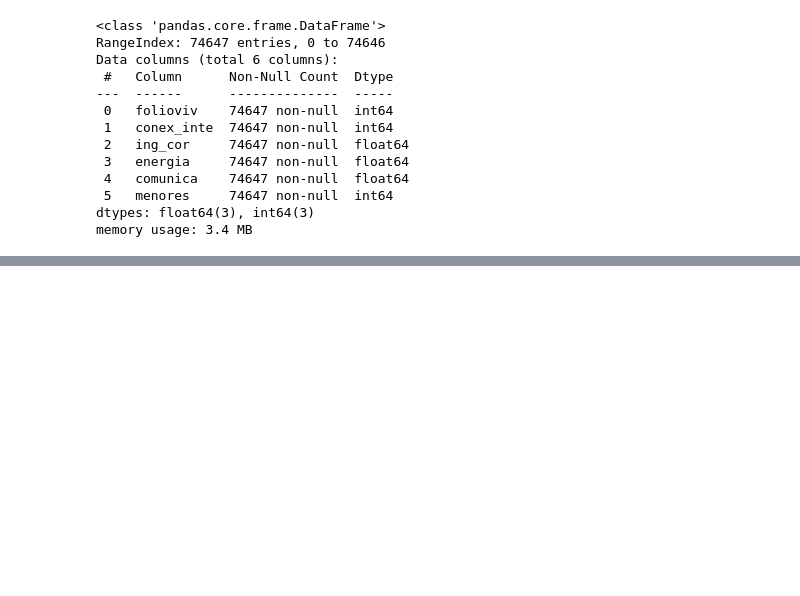
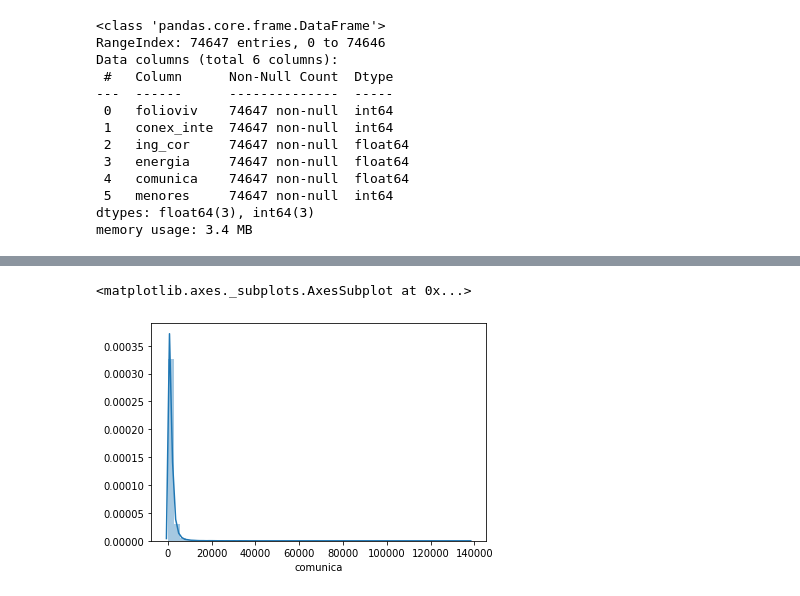
Before and after one commit to andremacdonel/VisualizacionDeDatos, a Jupyter notebook: SP.ipynb, the cells around one changed output, grey strips where cells are left out. Saved outputs shown, nothing was run; the diff lists cells and outputs as text; code cells hidden in the pictures; blank space fills up the shorter version.

```diff
--- a/SP.ipynb
+++ b/SP.ipynb
@@ -85,0 +124,6 @@ admita variables de tipo float, de lo contrario, las variables int cambian la gr
+# %%
+sns.distplot(df.comunica,
+ )
+# %% [output]
+<matplotlib.axes._subplots.AxesSubplot at 0x...>
+[figure, added]
```
Also changed, not shown: parts of 13 cells of this notebook.
